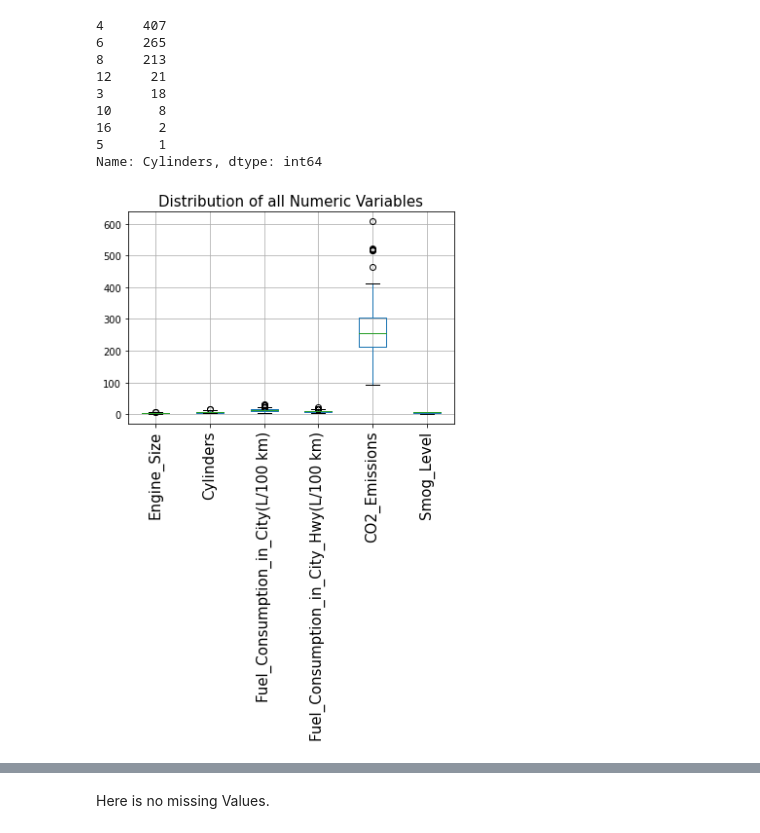
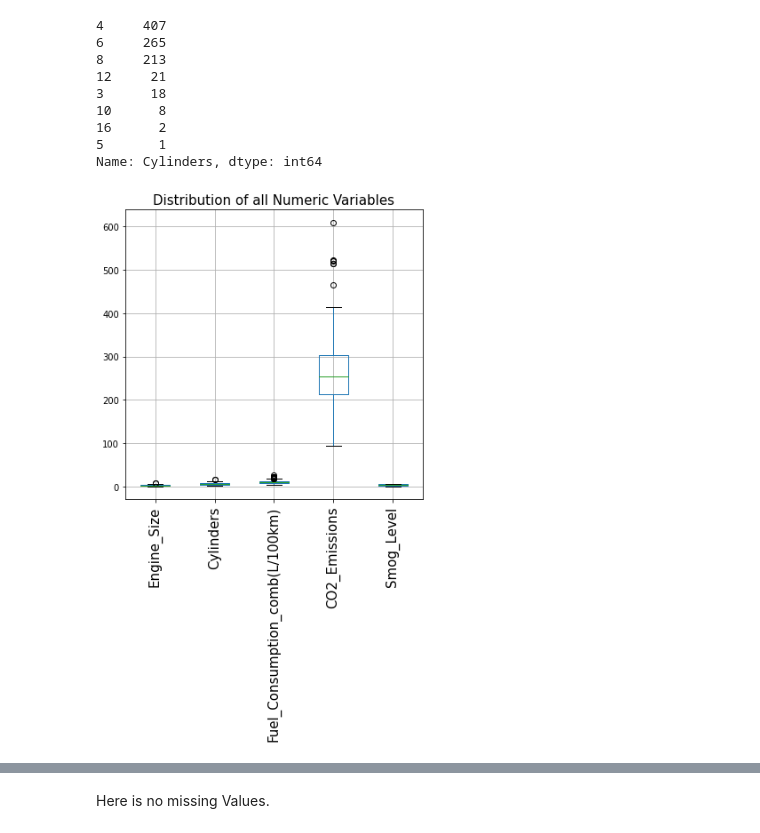
Before and after one commit to Snegapriya-SP/Macine_Learning_Projects, a Jupyter notebook: 1st capstone.ipynb, the cells around one changed output, grey strips where cells are left out. Saved outputs shown, nothing was run; the diff lists cells and outputs as text; code cells hidden in the pictures.

```diff
--- a/1st capstone.ipynb
+++ b/1st capstone.ipynb
@@ -67,5 +88,5 @@ sns.heatmap(corr, cmap ='YlGnBu',annot=True,annot_kws={'size' : 13},vmax=1,vmin=
 # %%
-data = data.drop(['Model_Year','Fuel_Consumption_comb(L/100km)'],axis=1)
+data = data.drop(['Model_Year','Fuel_Consumption_in_City(L/100 km)','Fuel_Consumption_in_City_Hwy(L/100 km)'],axis=1)
 data.columns
 # %% [output]
 Index(['Make', 'Model', 'Vehicle_Class', 'Engine_Size', 'Cylinders',
@@ -86,9 +106,9 @@ data.Cylinders.value_counts()
 5       1
 Name: Cylinders, dtype: int64
 # %%
-data.boxplot()
+data.boxplot(figsize = (6,6))
 plt.title('Distribution of all Numeric Variables', fontsize = 15)
 plt.xticks(rotation = 90, fontsize = 15)
 plt.show()
 # %% [output]
-[figure, old version]
+[figure, new version]
```
Also changed, not shown: parts of 50 cells of this notebook.
